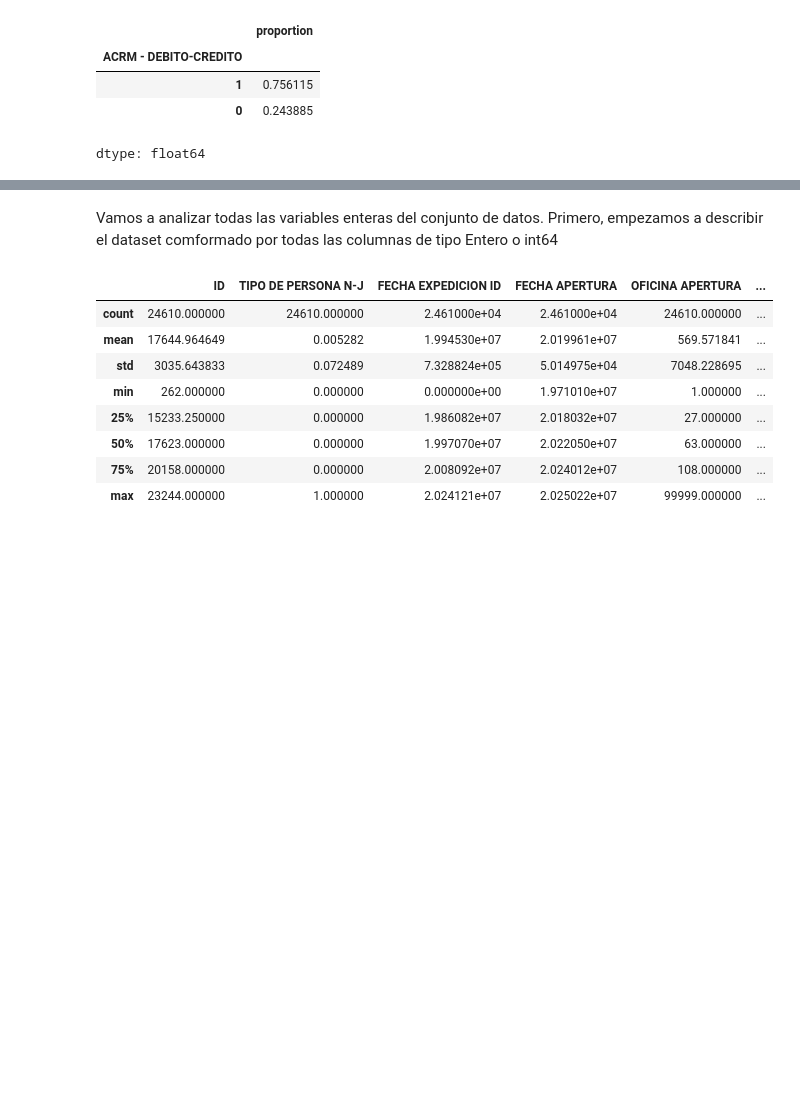
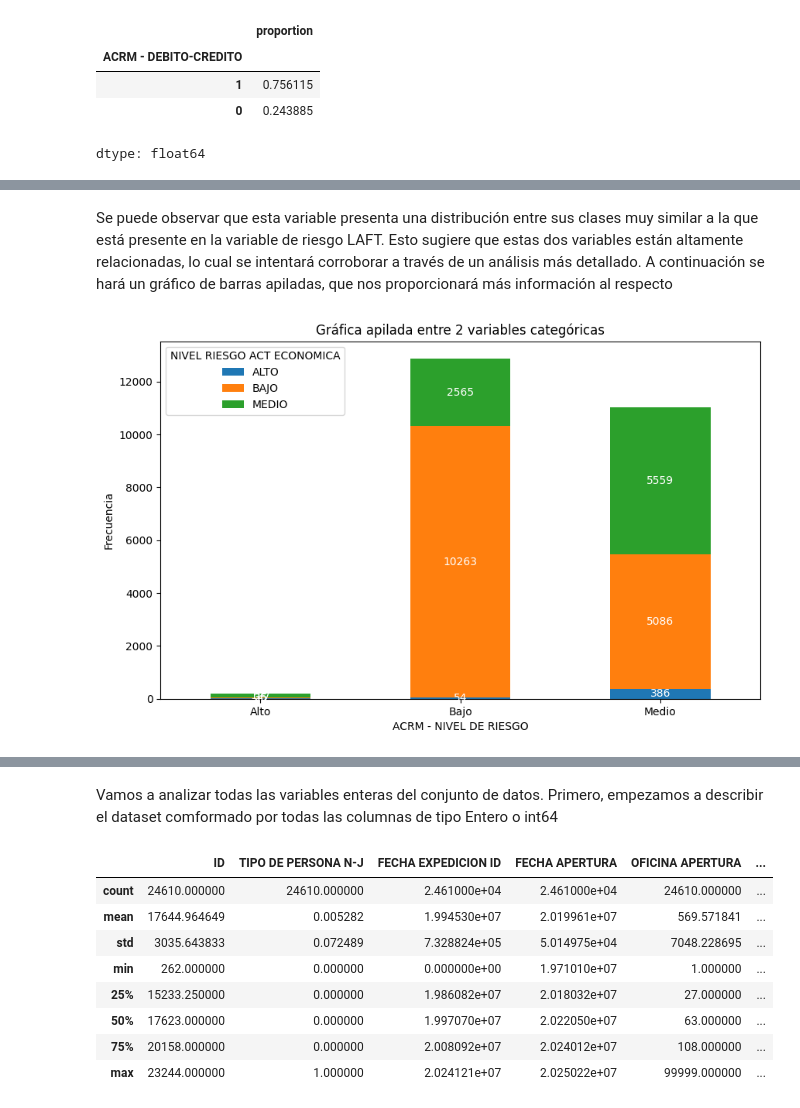
Before and after one commit to gabrielres10/EDA-Caso-Banco, a Jupyter notebook: Proyecto_final.ipynb, the cells around one changed output, grey strips where cells are left out. Cells and saved outputs as stored; diff of their text form; code cells hidden in the pictures; blank space fills up the shorter version.

```diff
--- a/Proyecto_final.ipynb
+++ b/Proyecto_final.ipynb
@@ -1067,0 +1133,25 @@ plt.show()
+# %% [markdown]
+Se puede observar que esta variable presenta una distribución entre sus clases muy similar a la que está presente en la variable de riesgo LAFT. Esto sugiere que estas dos variables están altamente relacionadas, lo cual se intentará corroborar a través de un análisis más detallado. A continuación se hará un gráfico de barras apiladas, que nos proporcionará más información al respecto
+# %%
+import matplotlib.pyplot as plt
+import pandas as pd
+
+# Crear la tabla de contingencia
+contingencia = pd.crosstab(data['ACRM - NIVEL DE RIESGO'], data['NIVEL RIESGO ACT ECONOMICA'])
+
+# Crear la gráfica
+ax = contingencia.plot(kind='bar', stacked=True, figsize=(10,6))
+
+# Agregar etiquetas de valor a cada segmento
+for container in ax.containers:
+    ax.bar_label(container, fmt='%d', label_type='center', fontsize=10, color='white')
+
+# Personalización de la gráfica
+plt.title('Gráfica apilada entre 2 variables categóricas')
+plt.xlabel('ACRM - NIVEL DE RIESGO')
+plt.ylabel('Frecuencia')
+plt.xticks(rotation=0)
+plt.legend(title='NIVEL RIESGO ACT ECONOMICA')
+plt.show()
+# %% [output]
+[figure, added]
```
Also changed, not shown: parts of 96 cells of this notebook.
